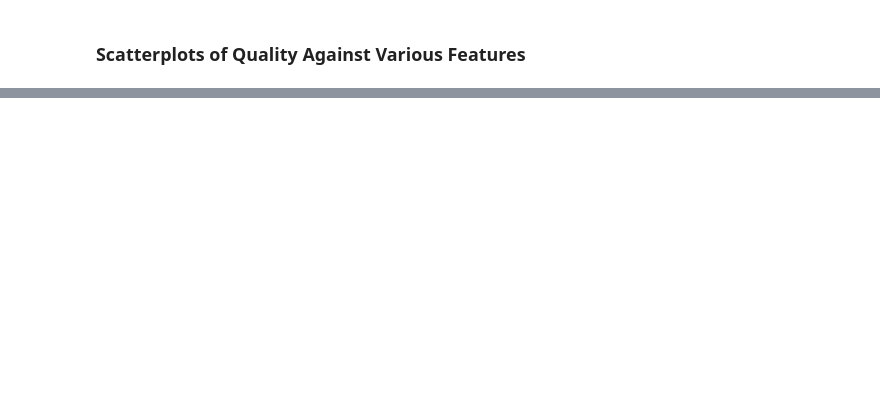
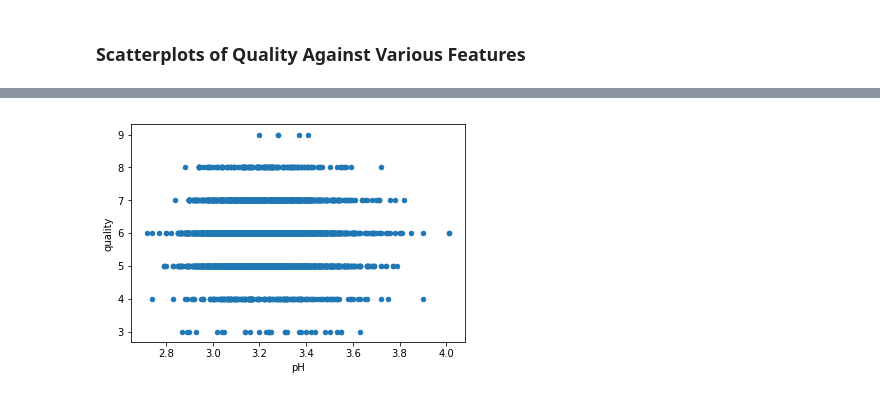
Before and after one commit to tnakatani/Udacity_DAND, a Jupyter notebook: 2_Intro_DA/2_CaseStudy1/eda_visuals.ipynb, the cells around one changed output, grey strips where cells are left out. Cells and saved outputs as stored; diff of their text form; code cells hidden in the pictures; blank space fills up the shorter version.

```diff
--- a/2_Intro_DA/2_CaseStudy1/eda_visuals.ipynb
+++ b/2_Intro_DA/2_CaseStudy1/eda_visuals.ipynb
@@ -9,0 +62,4 @@ Create visualizations to answer the quiz questions below this notebook.
+# %%
+df.plot(x='pH', y='quality', kind='scatter');
+# %% [output]
+[figure, added]
```
Also changed, not shown: parts of 7 cells of this notebook, 4 other files.
